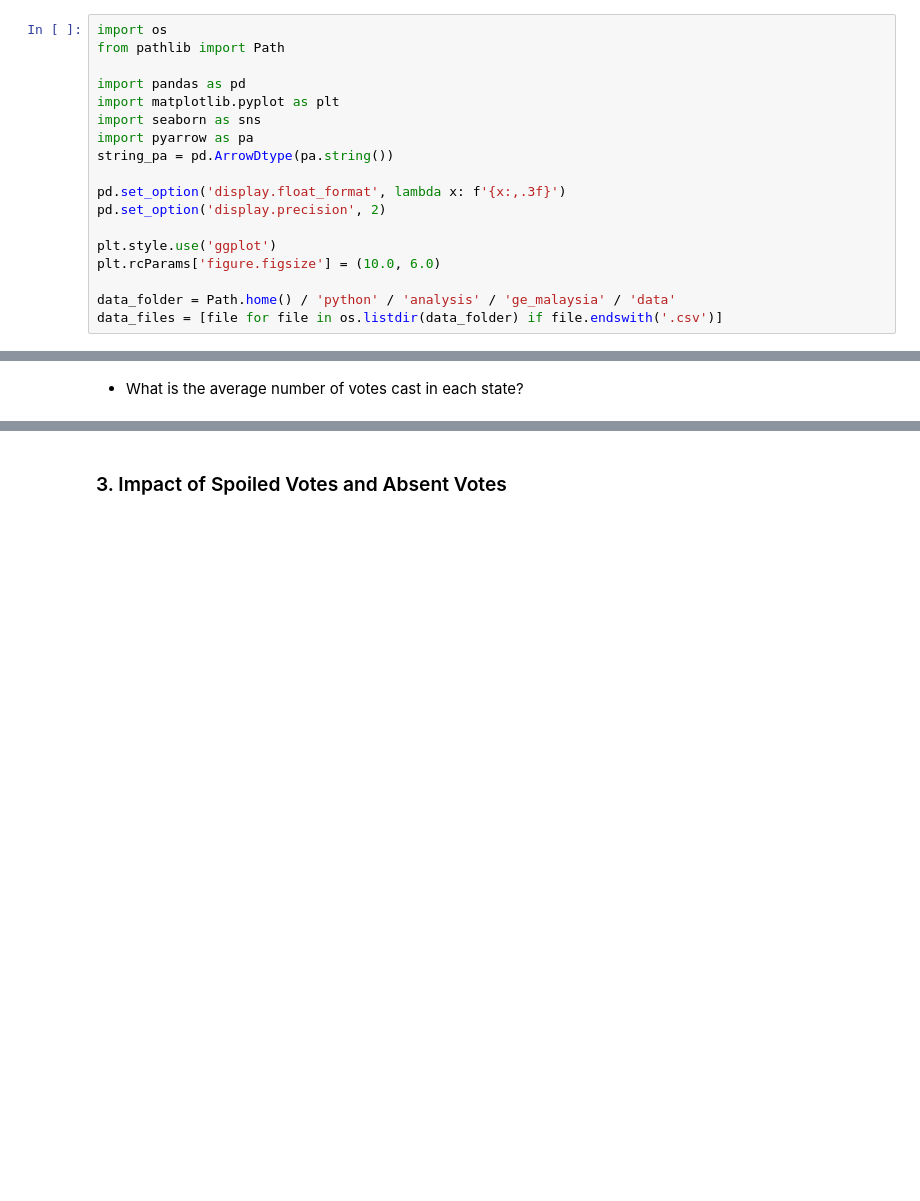
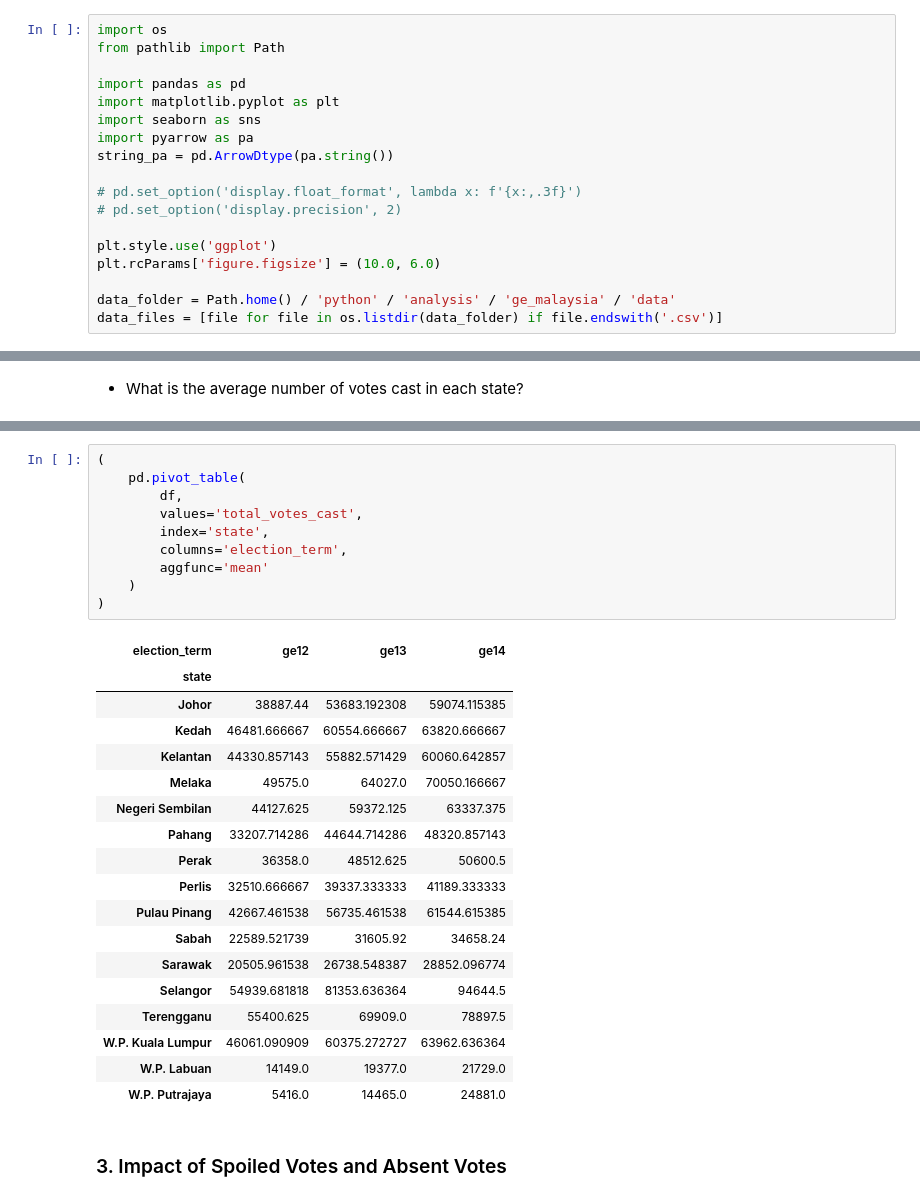
Before and after one commit to ChuSeng99/ge-malaysia, a Jupyter notebook: ge_analysis.ipynb, the cells around one changed output, grey strips where cells are left out. Saved outputs shown, nothing was run; the diff lists cells and outputs as text; blank space fills up the shorter version.

```diff
--- a/ge_analysis.ipynb
+++ b/ge_analysis.ipynb
@@ -10,8 +10,8 @@ import seaborn as sns
 import pyarrow as pa
 string_pa = pd.ArrowDtype(pa.string())
 
-pd.set_option('display.float_format', lambda x: f'{x:,.3f}')
-pd.set_option('display.precision', 2)
+# pd.set_option('display.float_format', lambda x: f'{x:,.3f}')
+# pd.set_option('display.precision', 2)
 
 plt.style.use('ggplot')
 plt.rcParams['figure.figsize'] = (10.0, 6.0)
@@ -338,3 +431,32 @@ plt.show()
+# %%
+(
+    pd.pivot_table(
+        df,
+        values='total_votes_cast',
+        index='state',
+        columns='election_term',
+        aggfunc='mean'
+    )
+)
+# %% [output]
+| election_term | ge12 | ge13 | ge14 |
+| state |  |  |  |
+| Johor | 38887.44 | 53683.192308 | 59074.115385 |
+| Kedah | 46481.666667 | 60554.666667 | 63820.666667 |
+| Kelantan | 44330.857143 | 55882.571429 | 60060.642857 |
+| Melaka | 49575.0 | 64027.0 | 70050.166667 |
+| Negeri Sembilan | 44127.625 | 59372.125 | 63337.375 |
+| Pahang | 33207.714286 | 44644.714286 | 48320.857143 |
+| Perak | 36358.0 | 48512.625 | 50600.5 |
+| Perlis | 32510.666667 | 39337.333333 | 41189.333333 |
+| Pulau Pinang | 42667.461538 | 56735.461538 | 61544.615385 |
+| Sabah | 22589.521739 | 31605.92 | 34658.24 |
+| Sarawak | 20505.961538 | 26738.548387 | 28852.096774 |
+| Selangor | 54939.681818 | 81353.636364 | 94644.5 |
+| Terengganu | 55400.625 | 69909.0 | 78897.5 |
+| W.P. Kuala Lumpur | 46061.090909 | 60375.272727 | 63962.636364 |
+| W.P. Labuan | 14149.0 | 19377.0 | 21729.0 |
+| W.P. Putrajaya | 5416.0 | 14465.0 | 24881.0 |
 # %% [markdown]
 ### 3. Impact of Spoiled Votes and Absent Votes
 # %% [markdown]
```
Also changed, not shown: parts of 39 cells of this notebook.
